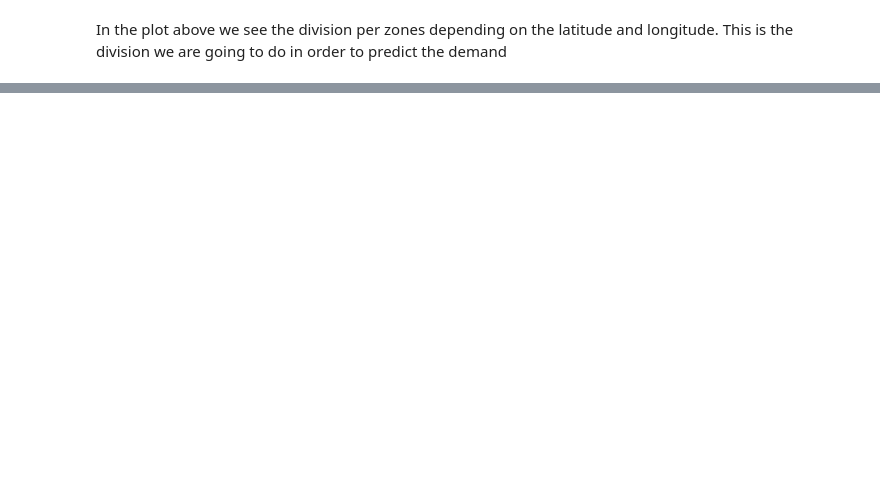
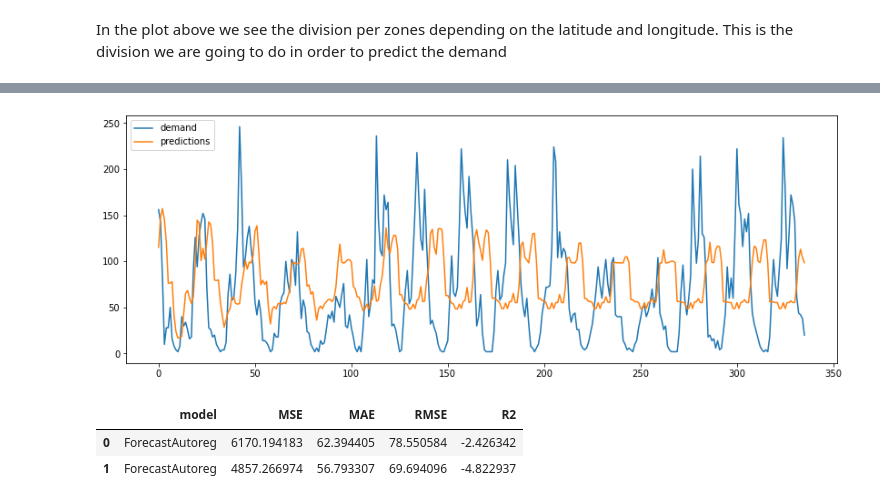
Before and after one commit to paulamartinm/bicimad_prevision_tfm, a Jupyter notebook: Notebooks/4. Models demand per zones.ipynb, the cells around one changed output, grey strips where cells are left out. Drawn from its saved outputs; the diff is of its cells as text; code cells hidden in the pictures; blank space fills up the shorter version.

```diff
--- a/Notebooks/4. Models demand per zones.ipynb
+++ b/Notebooks/4. Models demand per zones.ipynb
@@ -139,0 +396,2 @@ In the plot above we see the division per zones depending on the latitude and lo
+# %%
+rides_per_zone_1 = pd.get_dummies(rides_per_zone_1, columns = ['weekday', 'hour', 'month'])
@@ -139,0 +567,6 @@ In the plot above we see the division per zones depending on the latitude and lo
+# %%
+#We create and train the model with the hyperparameters obtained
+forecaster = ForecasterAutoreg(regressor = RandomForestRegressor(max_depth=5,n_estimators=100, random_state = 123),
+                               lags = [24,48,72,96,120,144,168])
+forecaster.fit(y=train['rides'])
+forecaster
@@ -139,0 +590,28 @@ In the plot above we see the division per zones depending on the latitude and lo
+# %%
+steps = 14*24 #Predictions for the next 14 days
+predictions = forecaster.predict(steps = steps)
+predictions = predictions.reset_index()
+predictions = predictions['pred']
+demand = test['rides']
+demand = demand.reset_index()
+demand = demand['rides']
+# %%
+#Plot of demand and predictions
+fig, ax = plt.subplots(figsize=(14, 5))
+
+plt.plot(demand, label='demand')
+plt.plot(predictions, label = 'predictions')
+ax.legend()
+plt.show()
+# %% [output]
+[figure, added]
+# %%
+#Metrics for the model
+mse, mae, rmse, r2 = calculate_metrics(predictions, demand)
+evaluation_model_1 = evaluation_model_1.append({'model':'ForecastAutoreg', 'MSE': mse, 'MAE': mae, 'RMSE': rmse,  'R2':r2},
+                                             ignore_index=True)
+evaluation_model_1
+# %% [output]
+|  | model | MSE | MAE | RMSE | R2 |
+| 0 | ForecastAutoreg | 6170.194183 | 62.394405 | 78.550584 | -2.426342 |
+| 1 | ForecastAutoreg | 4857.266974 | 56.793307 | 69.694096 | -4.822937 |
```
Also changed, not shown: parts of 80 cells of this notebook.
